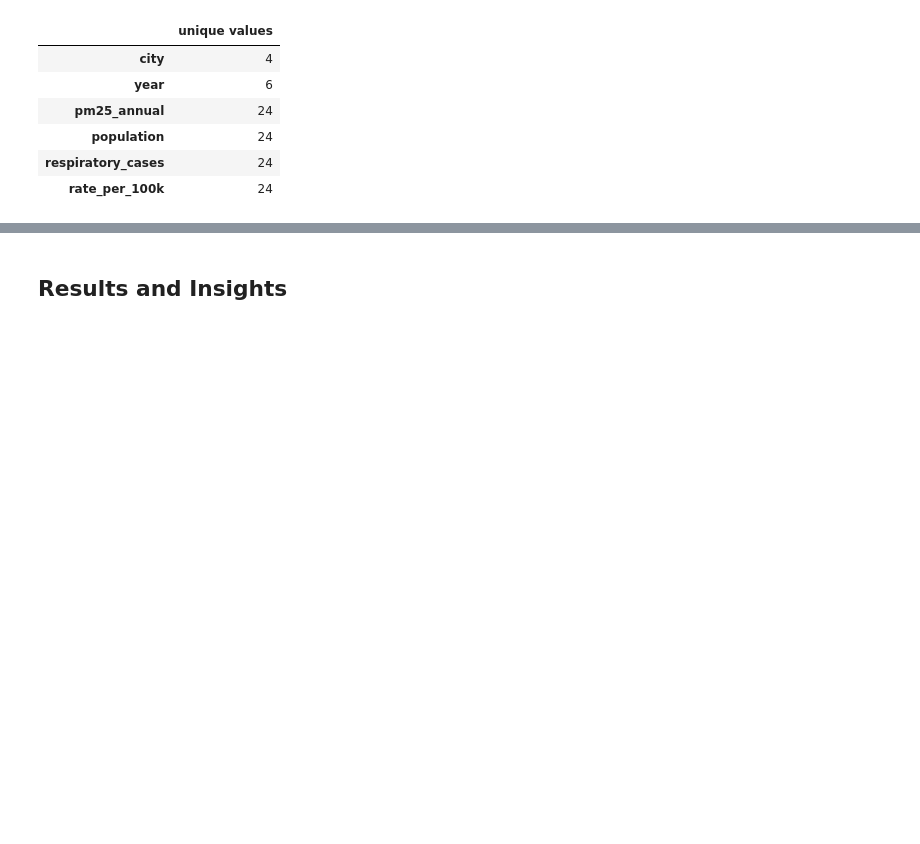
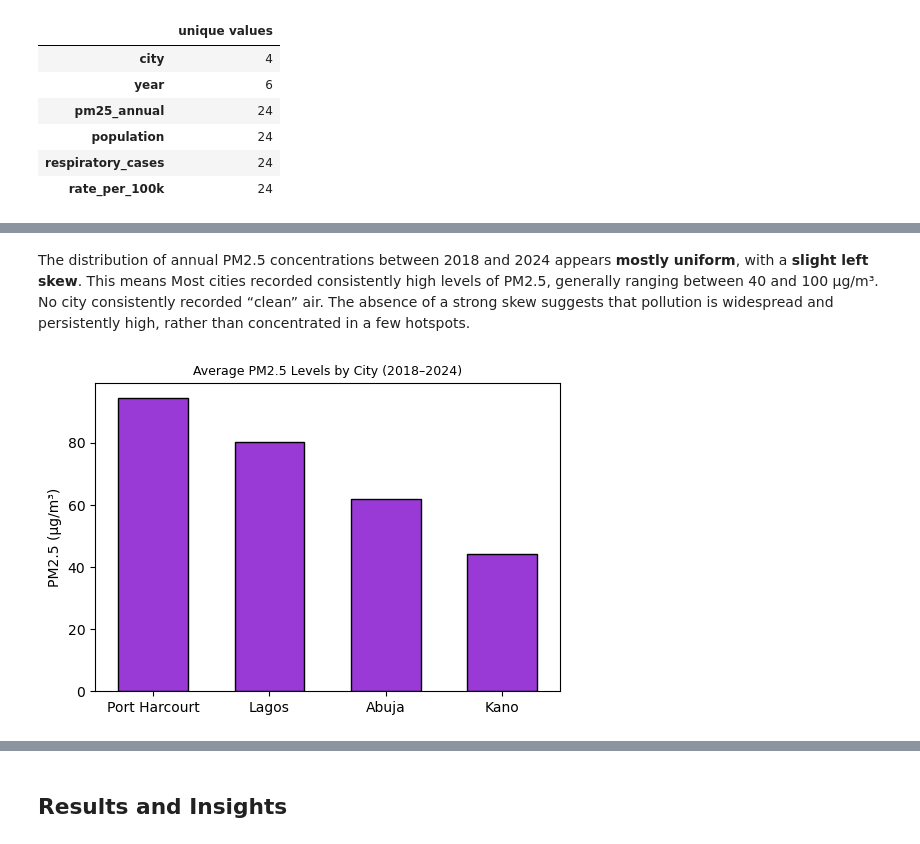
Before and after one commit to DataxEnv/environmental-health-analysis, a Jupyter notebook: environmental_health_analysis.ipynb, the cells around one changed output, grey strips where cells are left out. Drawn from its saved outputs; the diff is of its cells as text; code cells hidden in the pictures; blank space fills up the shorter version.

```diff
--- a/environmental_health_analysis.ipynb
+++ b/environmental_health_analysis.ipynb
@@ -110,0 +135,15 @@ The dataset is clean and analysis-ready, requires minimal preprocessing.
+# %% [markdown]
+The distribution of annual PM2.5 concentrations between 2018 and 2024 appears **mostly uniform**, with a **slight left skew**.
+This means Most cities recorded consistently high levels of PM2.5, generally ranging between 40 and 100 µg/m³. No city consistently recorded “clean” air. The absence of a strong skew suggests that pollution is widespread and persistently high, rather than concentrated in a few hotspots.
+# %%
+# Average PM2.5 concentration per city
+city_pm25 = df.groupby('city')['pm25_annual'].mean().sort_values(ascending=False)
+
+plt.figure(figsize=(6,4))
+sns.barplot(x=city_pm25.index, y=city_pm25.values, color='#A020F0', width=0.6, edgecolor='k')
+plt.title('Average PM2.5 Levels by City (2018–2024)', fontsize=10)
+plt.ylabel('PM2.5 (µg/m³)')
+plt.xlabel('')
+plt.show()
+# %% [output]
+[figure, added]
```
Also changed, not shown: parts of 13 cells of this notebook.
